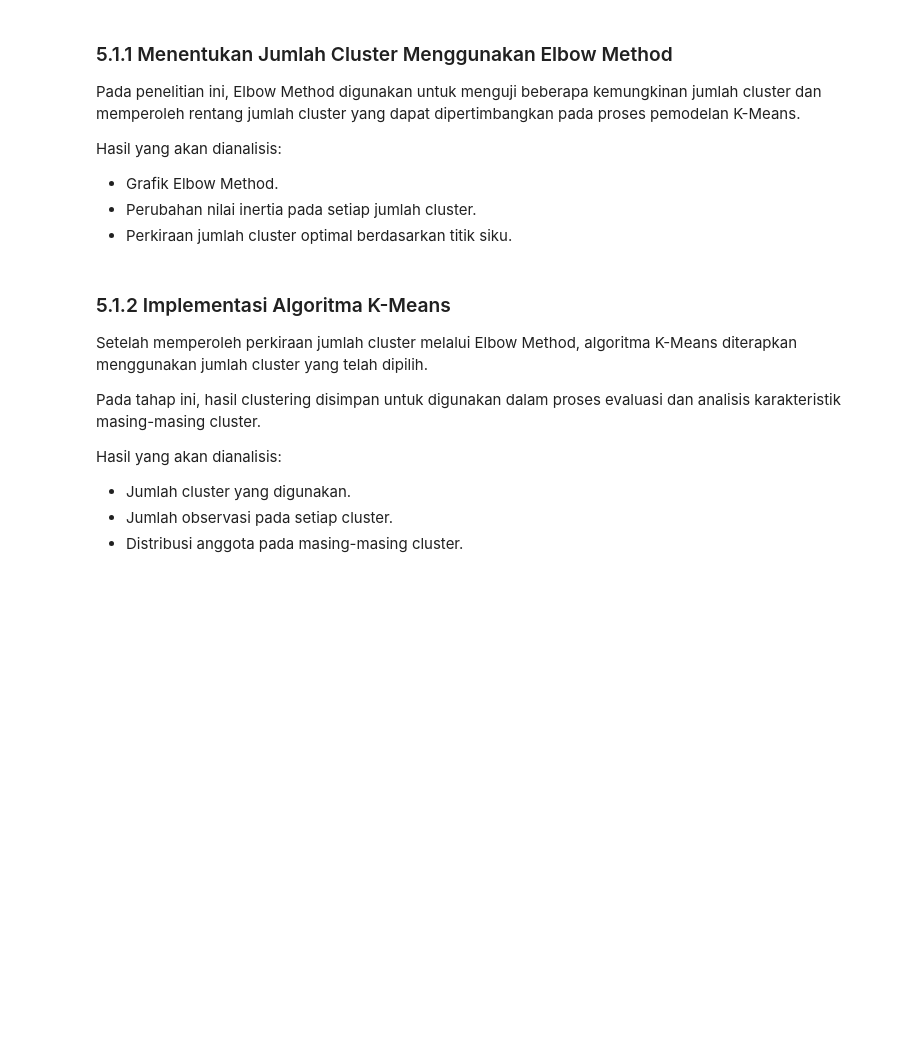
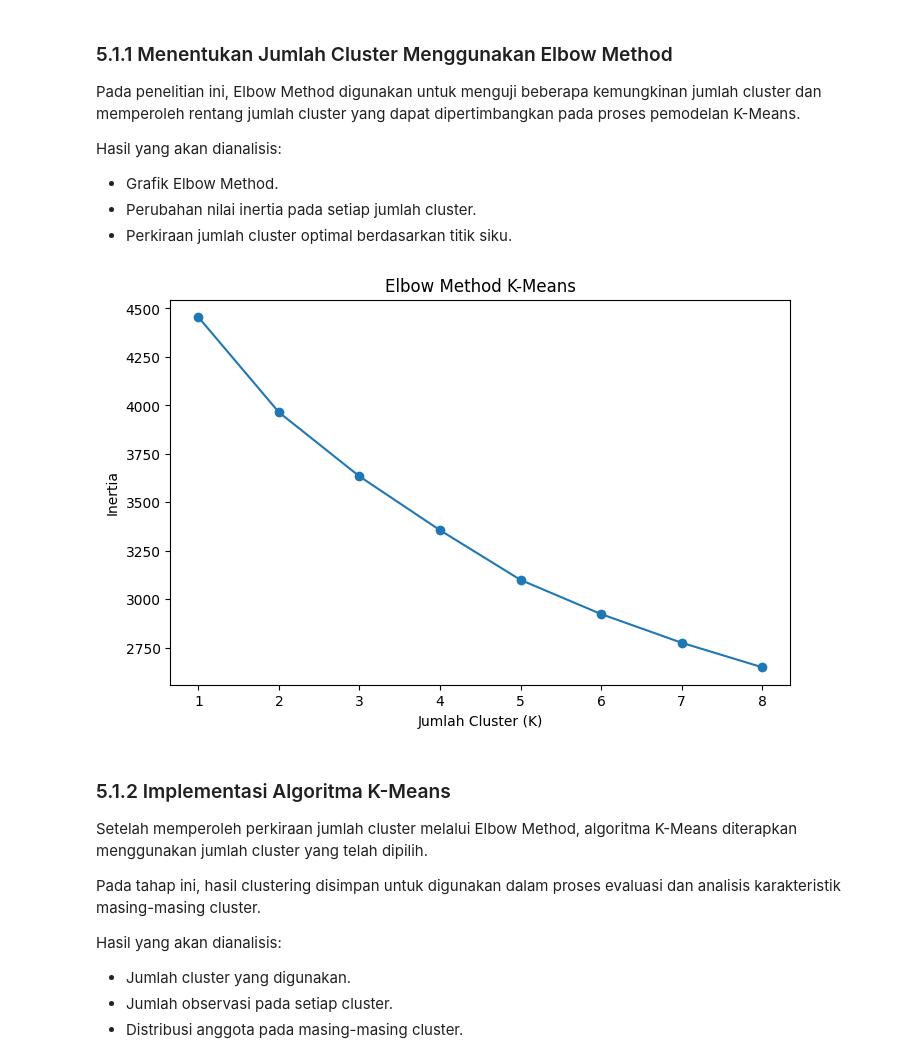
Before and after one commit to aulyarvlln/57_IF-E_Kimpul, a Jupyter notebook: ProyekDS.ipynb, the cells around one changed output. Saved outputs shown, nothing was run; the diff lists cells and outputs as text; code cells hidden in the pictures; blank space fills up the shorter version.

Commit message:
Update Kmeans Proyek Data Science

```diff
--- a/ProyekDS.ipynb
+++ b/ProyekDS.ipynb
@@ -663,3 +676,12 @@ Pemeriksaan meliputi:
 Dataset akhir kemudian disimpan dan digunakan sebagai
 input untuk pemodelan menggunakan K-Means dan
 Hierarchical Clustering.
+# %%
+df_final = df_scaled.copy()
+X_final = df_final
+
+print("Ukuran Final Dataset:", df_final.shape)
+print("Fitur yang digunakan:", df_final.columns.tolist())
+print("Jumlah missing value:", df_final.isnull().sum().sum())
+print("\nContoh Final Dataset:")
+display(df_final.head())
@@ -672,3 +707,10 @@ K-Means merupakan algoritma clustering yang membagi data ke dalam sejumlah clust
 Algoritma ini bekerja secara iteratif dengan menentukan centroid awal, mengelompokkan setiap observasi ke centroid terdekat, kemudian memperbarui posisi centroid hingga proses mencapai kondisi konvergen.
 
 Pada penelitian ini, K-Means digunakan untuk membentuk kelompok berdasarkan kemiripan pola transaksi dan karakteristik finansial.
+# %%
+X_kmeans = X_final
+
+print("Ukuran dataset:", X_kmeans.shape)
+print("Fitur yang digunakan:")
+print(X_kmeans.columns.tolist())
+X_kmeans.head()
@@ -681,6 +733,23 @@ Hasil yang akan dianalisis:
 - Grafik Elbow Method.
 - Perubahan nilai inertia pada setiap jumlah cluster.
 - Perkiraan jumlah cluster optimal berdasarkan titik siku.
+# %%
+inertia = []
+K_range = range(1, 9)
+
+for k in K_range:
+    kmeans = KMeans(n_clusters=k, random_state=42, n_init=10)
+    kmeans.fit(X_kmeans)
+    inertia.append(kmeans.inertia_)
+
+plt.figure(figsize=(8, 5))
+plt.plot(K_range, inertia, marker='o')
+plt.xlabel('Jumlah Cluster (K)')
+plt.ylabel('Inertia')
+plt.title('Elbow Method K-Means')
+plt.show()
+# %% [output]
+[figure, added]
 # %% [markdown]
 ### 5.1.2 Implementasi Algoritma K-Means
 Setelah memperoleh perkiraan jumlah cluster melalui Elbow Method, algoritma K-Means diterapkan menggunakan jumlah cluster yang telah dipilih.
```
Also changed, not shown: parts of 20 cells of this notebook.
